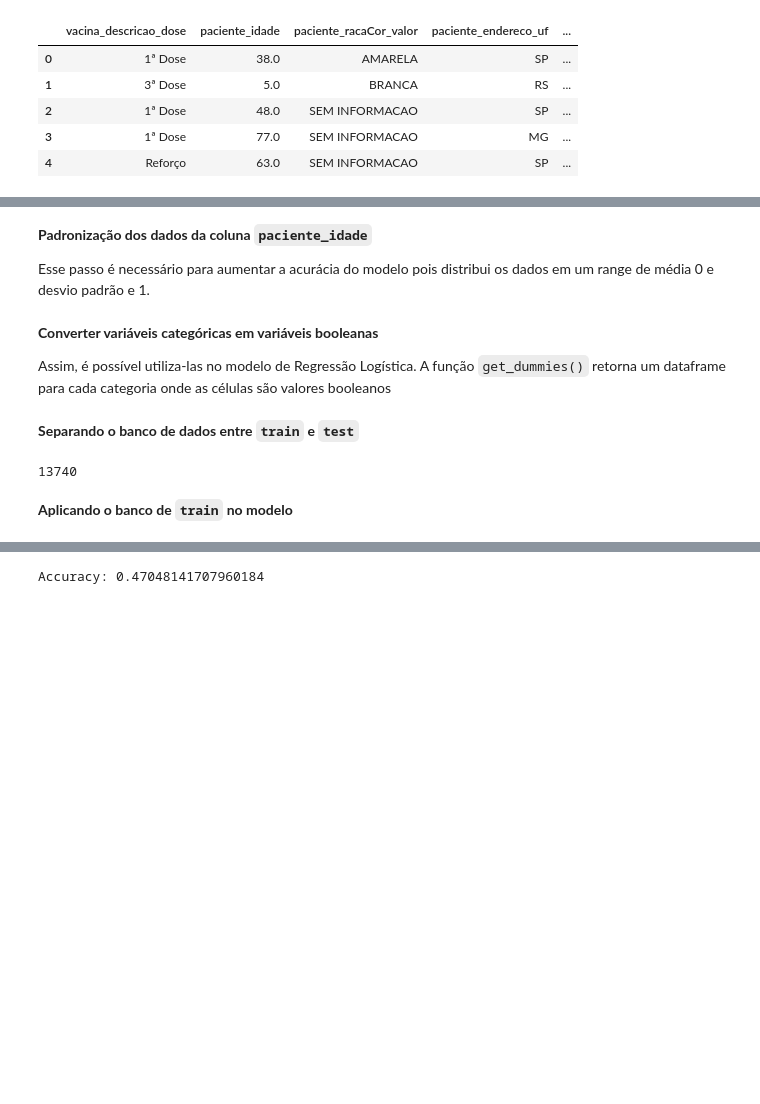
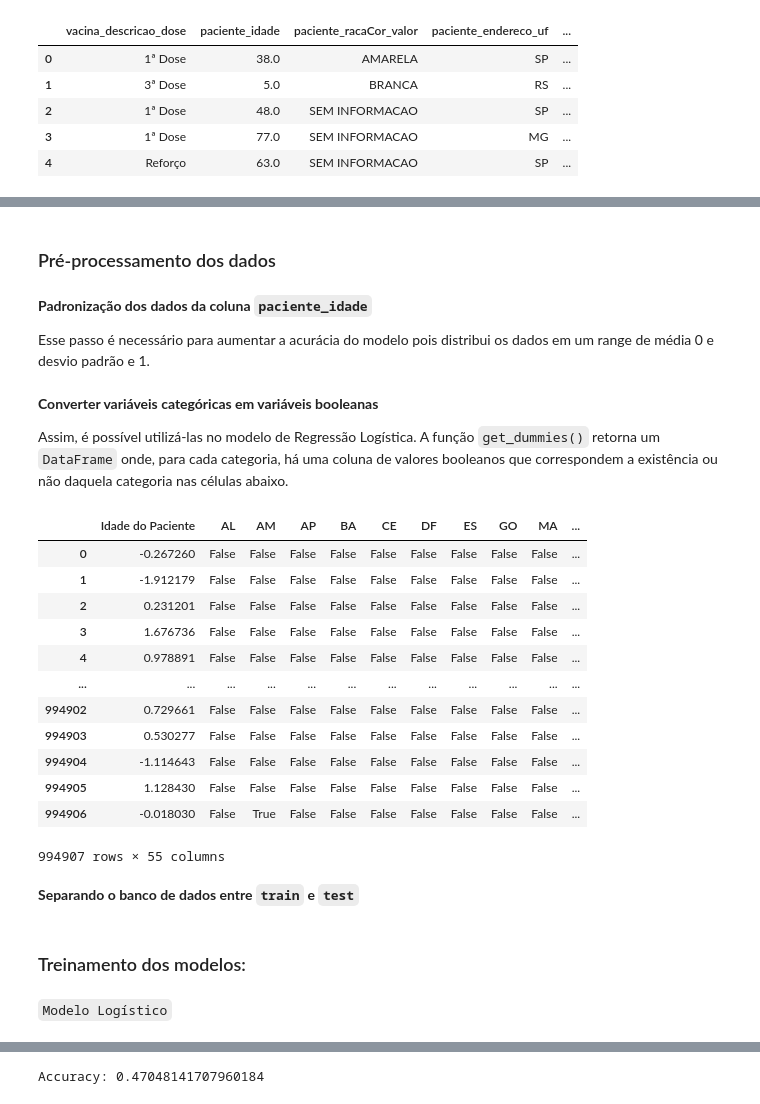
Before and after one commit to laracmv/projeto3_cdados, a Jupyter notebook: compilando_projetos.ipynb, the cells around one changed output, grey strips where cells are left out. Saved outputs shown, nothing was run; the diff lists cells and outputs as text; code cells hidden in the pictures; blank space fills up the shorter version.

```diff
--- a/compilando_projetos.ipynb
+++ b/compilando_projetos.ipynb
@@ -59,3 +49,5 @@ dados = dados.astype({
+# %% [markdown]
+### Pré-processamento dos dados
 # %% [markdown]
 **Padronização dos dados da coluna `paciente_idade`**
 
@@ -66,35 +58,49 @@ scaler_fit = scaler.fit_transform(dados['paciente_idade'].to_frame())
 # %% [markdown]
 **Converter variáveis categóricas em variáveis booleanas**
 
-Assim, é possível utiliza-las no modelo de Regressão Logística.
-A função `get_dummies()` retorna um dataframe para cada categoria onde as células são valores booleanos
+Assim, é possível utilizá-las no modelo de Regressão Logística.
+A função `get_dummies()` retorna um `DataFrame` onde, para cada categoria, há uma coluna de valores booleanos que correspondem a existência ou não daquela categoria nas células abaixo.
 # %%
 uf = pd.get_dummies(dados["paciente_endereco_uf"],drop_first=True).reset_index(drop=True)
 sexobio = pd.get_dummies(dados["paciente_enumSexoBiologico"],drop_first=True).reset_index(drop=True)
 cor = pd.get_dummies(dados["paciente_racaCor_valor"],drop_first=True).reset_index(drop=True)
 categoria = pd.get_dummies(dados["vacina_categoria_nome"],drop_first=True).reset_index(drop=True)
 
 FeaturesProcessadas = pd.concat([
-    pd.Series(scaler_fit.flatten()),
+    pd.Series(scaler_fit.flatten(), name="Idade do Paciente"),
     uf,
     sexobio,
     cor,
     categoria
     ], axis=1)
 
 FeaturesProcessadas.columns = FeaturesProcessadas.columns.astype(str)
 
 
 TargetProcessado = dados["vacina_descricao_dose"].reset_index(drop=True)
+display(FeaturesProcessadas)
+# %% [output]
+|  | Idade do Paciente | AL | AM | AP | BA | CE | DF | ES | GO | MA | ... |
+| 0 | -0.267260 | False | False | False | False | False | False | False | False | False | ... |
+| 1 | -1.912179 | False | False | False | False | False | False | False | False | False | ... |
+| 2 | 0.231201 | False | False | False | False | False | False | False | False | False | ... |
+| 3 | 1.676736 | False | False | False | False | False | False | False | False | False | ... |
+| 4 | 0.978891 | False | False | False | False | False | False | False | False | False | ... |
+| ... | ... | ... | ... | ... | ... | ... | ... | ... | ... | ... | ... |
+| 994902 | 0.729661 | False | False | False | False | False | False | False | False | False | ... |
+| 994903 | 0.530277 | False | False | False | False | False | False | False | False | False | ... |
+| 994904 | -1.114643 | False | False | False | False | False | False | False | False | False | ... |
+| 994905 | 1.128430 | False | False | False | False | False | False | False | False | False | ... |
+| 994906 | -0.018030 | False | True | False | False | False | False | False | False | False | ... |
+994907 rows × 55 columns
 # %% [markdown]
 **Separando o banco de dados entre `train` e `test`**
 # %%
 randomState = randint(0,100000)
-print(randomState)
 x_train,x_test = train_test_split(FeaturesProcessadas, test_size=.3 , train_size=.7 , shuffle=True, random_state=randomState)
 y_train,y_test = train_test_split(TargetProcessado, test_size=.3 , train_size=.7 , shuffle=True, random_state=randomState)
-# %% [output]
-13740
-# %% [markdown]
-**Aplicando o banco de `train` no modelo**
+# %% [markdown]
+### Treinamento dos modelos:
+# %% [markdown]
+`Modelo Logístico`
 # %%
```
Also changed, not shown: parts of 32 cells of this notebook, 3 other files.
